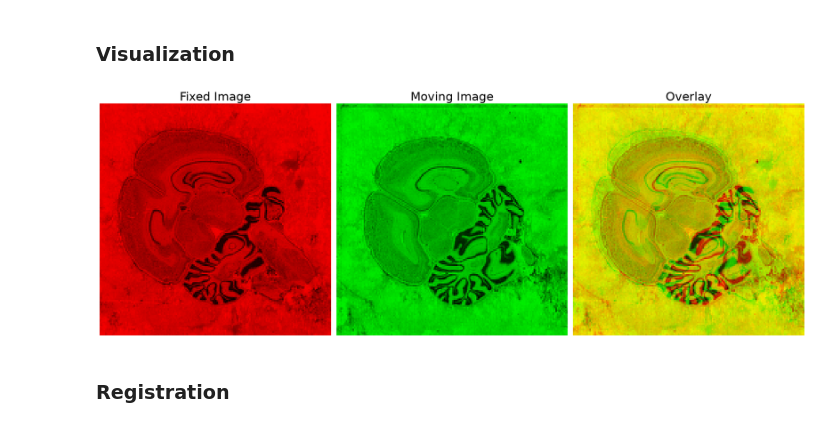
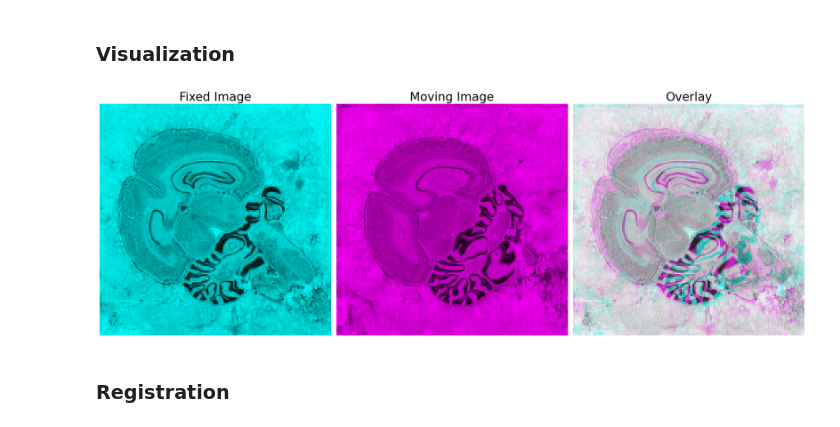
Before and after one commit to BIIFSweden/I2KWorkshop_2026, a Jupyter notebook: ImageRegistration.ipynb, the cells around one changed output. Drawn from its saved outputs; the diff is of its cells as text; code cells hidden in the pictures.

```diff
--- a/ImageRegistration.ipynb
+++ b/ImageRegistration.ipynb
@@ -11,8 +11,8 @@ import matplotlib.pyplot as plt
 # %% [markdown]
 ### Reading the files
 # %%
-
-fixed_image = itk.imread(r"C:\Users\sugsi131\Documents\GitHub\I2KWorkshop_2026\data\ratBrain-0013.tif", itk.F)
-moving_image = itk.imread(r"C:\Users\sugsi131\Documents\GitHub\I2KWorkshop_2026\data\ratBrain-0014.tif", itk.F)
+image_location=""
+fixed_image = itk.imread(image_location+"ratBrain-0013.tif", itk.F)
+moving_image = itk.imread(image_location+"ratBrain-0014.tif", itk.F)
 # %% [markdown]
 ### Visualization
@@ -24,40 +19,43 @@ def norm(x):
 # %%
 
 # Visualization
 # Convert to array
 fixed_arr = itk.GetArrayFromImage(fixed_image).astype(float)
 moving_arr = itk.GetArrayFromImage(moving_image).astype(float)
 
-fixed_slice = norm(fixed_arr)
-moving_slice = norm(moving_arr)
+fixed_slice = (fixed_arr - fixed_arr.min()) / (np.ptp(fixed_arr) + 1e-8)
+moving_slice = (moving_arr - moving_arr.min()) / (np.ptp(moving_arr) + 1e-8)
 
 fixed_color = np.zeros((fixed_slice.shape[0], fixed_slice.shape[1], 3))
-fixed_color[:, :, 0] = fixed_slice
+fixed_color[:, :, 1] = fixed_slice
+fixed_color[:, :, 2] = fixed_slice
 
 moving_color = np.zeros((moving_slice.shape[0], moving_slice.shape[1], 3))
-moving_color[:, :, 1] = moving_slice
+moving_color[:, :, 0] = moving_slice
+moving_color[:, :, 2] = moving_slice
 
 before_reg = np.zeros((fixed_slice.shape[0], fixed_slice.shape[1], 3))
-before_reg[:, :, 0] = fixed_slice
-before_reg[:, :, 1] = moving_slice
+before_reg[:, :, 0] = moving_slice
+before_reg[:, :, 1] = fixed_slice
+before_reg[:, :, 2] = np.maximum(fixed_slice, moving_slice)
 
 fig, axes = plt.subplots(1, 3, figsize=(20, 10))
 
 axes[0].imshow(fixed_color)
 axes[0].set_title('Fixed Image', fontsize=24)
 axes[0].axis('off')
 
 axes[1].imshow(moving_color)
 axes[1].set_title('Moving Image', fontsize=24)
 axes[1].axis('off')
 
 axes[2].imshow(before_reg)
 axes[2].set_title('Overlay', fontsize=24)
 axes[2].axis('off')
 
 plt.tight_layout()
 # %% [output]
-[figure, old version]
+[figure, new version]
 # %% [markdown]
 ### Registration
 # %%
```
Also changed, not shown: parts of 9 cells of this notebook.
